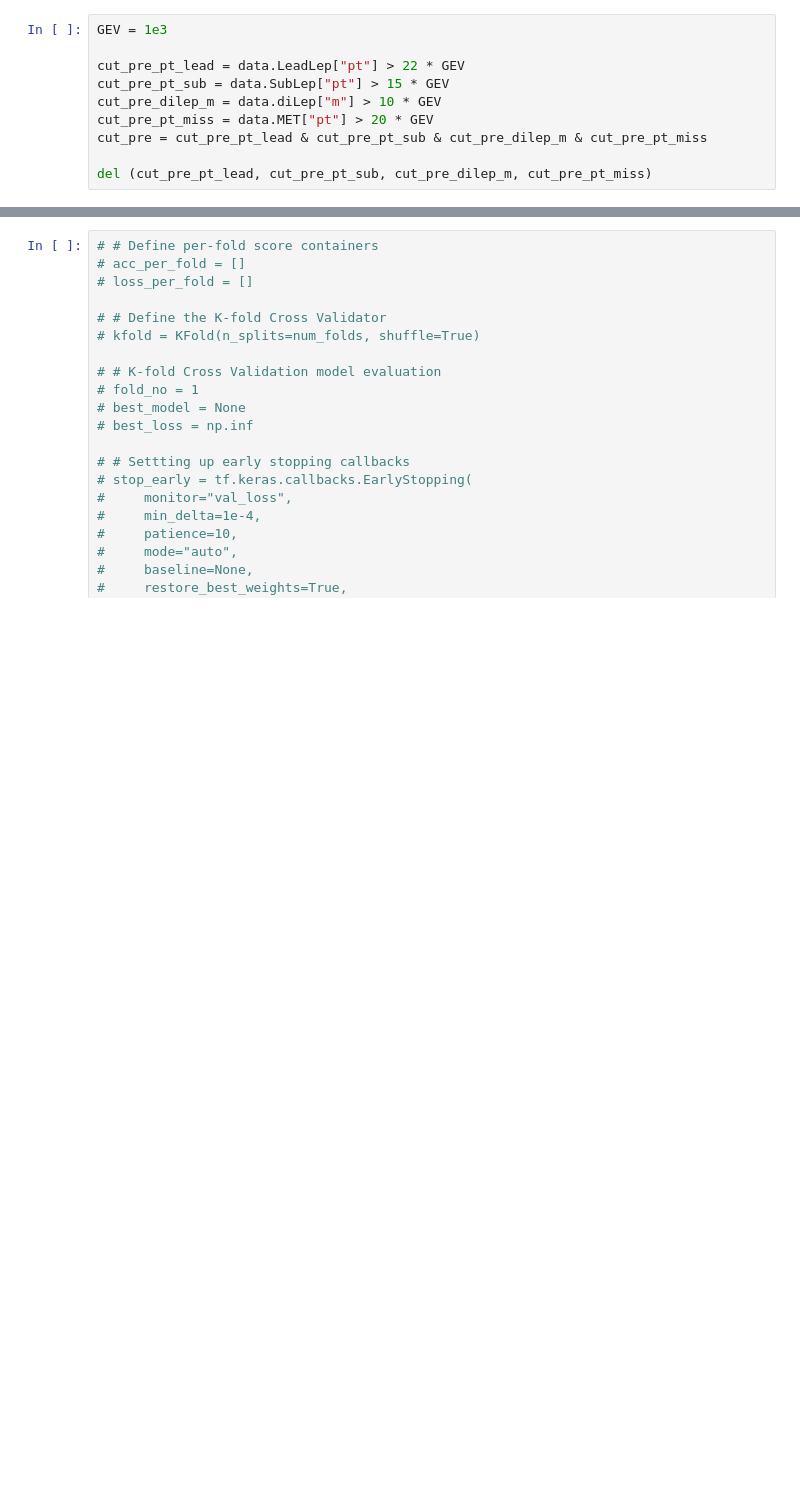
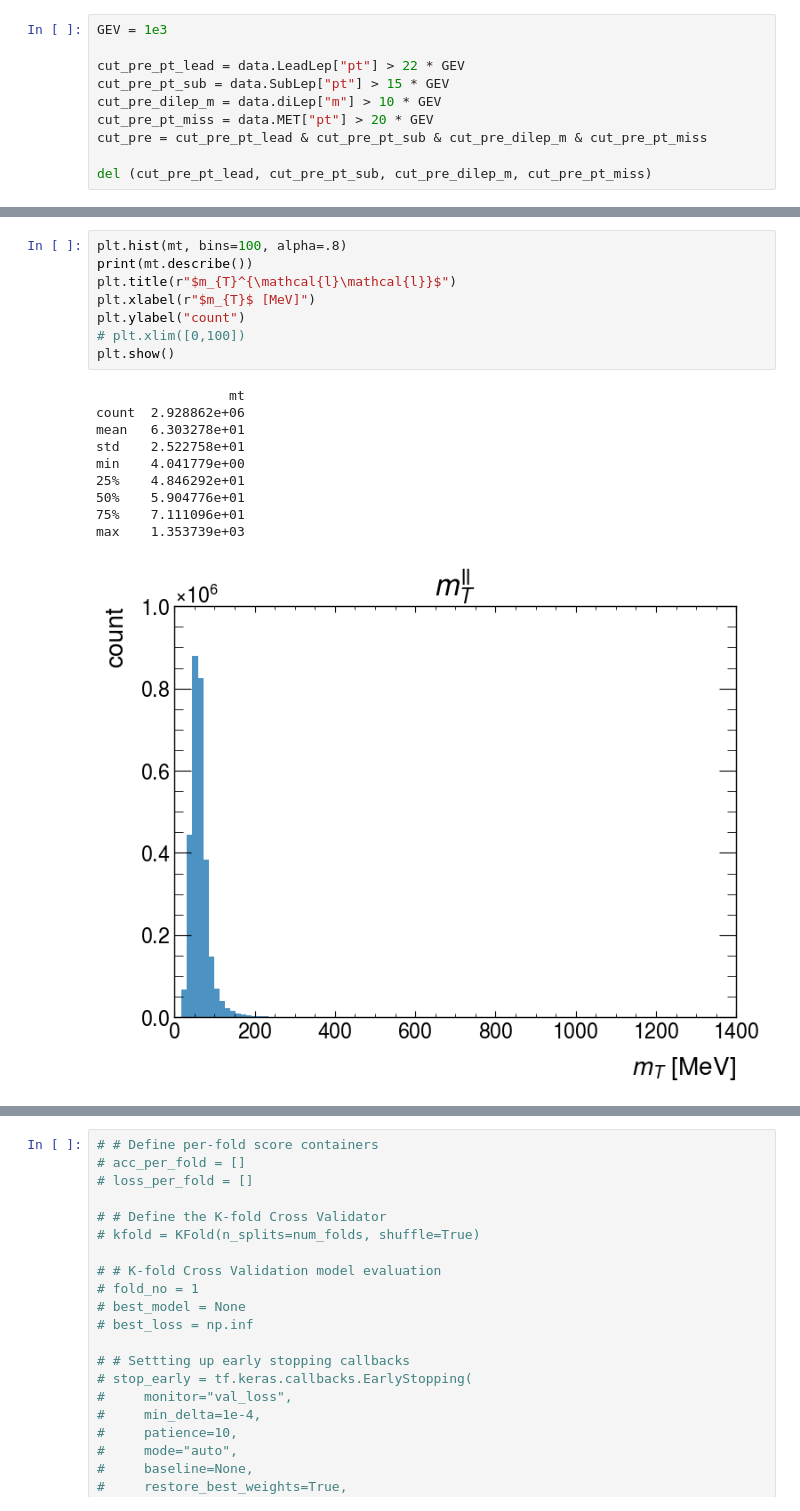
Before and after one commit to yygarypeng/QE-mls, a Jupyter notebook: DNN_modified_m.ipynb, the cells around one changed output, grey strips where cells are left out. Cells and saved outputs as stored; diff of their text form; blank space fills up the shorter version.

```diff
--- a/DNN_modified_m.ipynb
+++ b/DNN_modified_m.ipynb
@@ -115,0 +182,19 @@ int_kin shape: (1378509, 1)
+# %%
+plt.hist(mt, bins=100, alpha=.8)
+print(mt.describe())
+plt.title(r"$m_{T}^{\mathcal{l}\mathcal{l}}$")
+plt.xlabel(r"$m_{T}$ [MeV]")
+plt.ylabel("count")
+# plt.xlim([0,100])
+plt.show()
+# %% [output]
+                 mt
+count  2.928862e+06
+mean   6.303278e+01
+std    2.522758e+01
+min    4.041779e+00
+25%    4.846292e+01
+50%    5.904776e+01
+75%    7.111096e+01
+max    1.353739e+03
+[figure, added]
```
Also changed, not shown: parts of 27 cells of this notebook, 3 other files.
